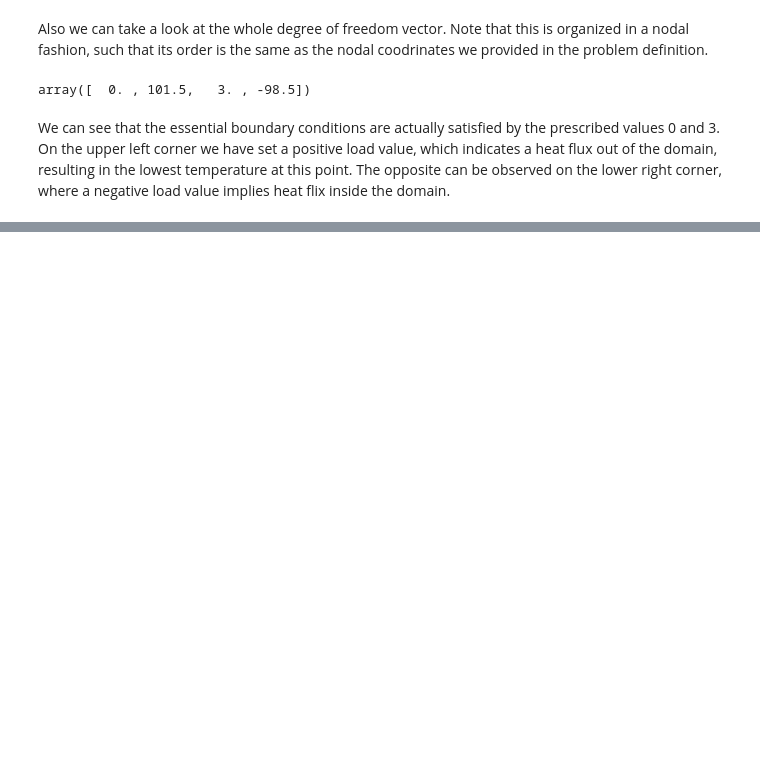
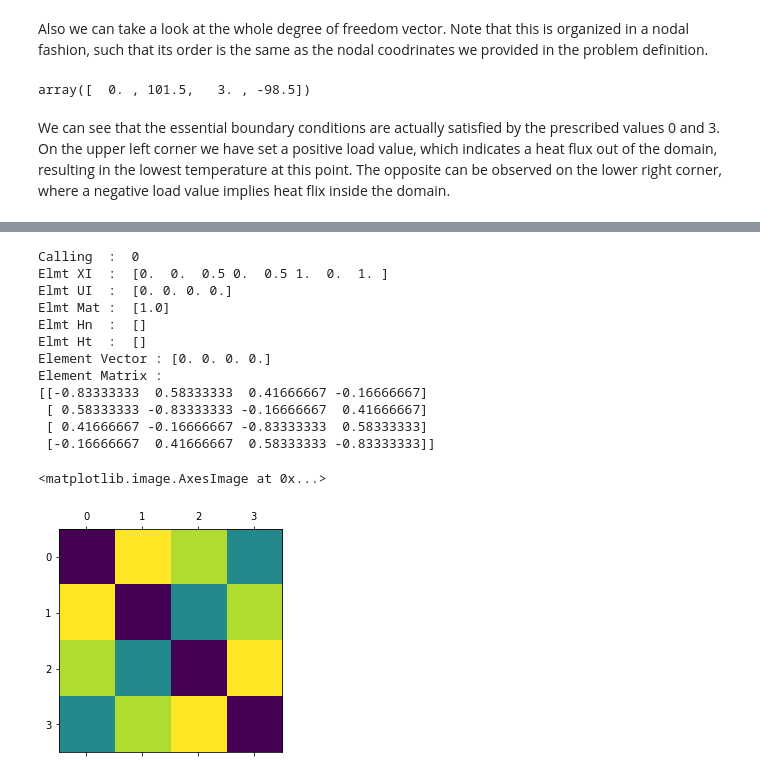
Before and after one commit to 5A5H/PyFEMP, a Jupyter notebook: Introduction.ipynb, the cells around one changed output, grey strips where cells are left out. Drawn from its saved outputs; the diff is of its cells as text; code cells hidden in the pictures; blank space fills up the shorter version.

```diff
--- a/Introduction.ipynb
+++ b/Introduction.ipynb
@@ -175,0 +180,22 @@ We can see that the essential boundary conditions are actually satisfied by the
+# %%
+# Setup the boundary value problem of Chapter 1
+# Note that we use the name FEM for the simulation now
+import numpy as np
+import matplotlib.pyplot as plt
+import PyFEMP
+import PyFEMP.elements.Laplace_Q1 as ELEMENT
+
+FEM = PyFEMP.FEM_Simulation(ELEMENT)
+
+XI   = np.array([[0.0, 0.0],[0.5, 0.0],[0.5, 1.0],[0.0, 1.0],[1.0, 0.0],[1.0, 1.0]])
+Elmt = np.array([[0,1,2,3],[1,4,5,2]])
+FEM.Add_Mesh(XI, Elmt)
+FEM.Add_Material([1.0], 'All')
+
+FEM.Add_EBC('x==0 and y==0', 'T', 0.0)
+FEM.Add_EBC('x==1 and y==1', 'T', 3.0)
+FEM.Add_NBC('x==1 and y==0', 'T', -100.0)
+FEM.Add_NBC('x==0 and y==1', 'T',  100.0)
+
+FEM.Analysis()
+FEM.NextStep(1.0, 1.0)
@@ -175,0 +227,21 @@ We can see that the essential boundary conditions are actually satisfied by the
+# %%
+# Call a single element, here 0:
+element_vector, element_matrix = FEM.CallElement(0, verbose = True)
+
+# plot the element matrix
+plt.matshow(element_matrix)
+# %% [output]
+Calling  :  0
+Elmt XI  :  [0.  0.  0.5 0.  0.5 1.  0.  1. ]
+Elmt UI  :  [0. 0. 0. 0.]
+Elmt Mat :  [1.0]
+Elmt Hn  :  []
+Elmt Ht  :  []
+Element Vector : [0. 0. 0. 0.]
+Element Matrix :
+[[-0.83333333  0.58333333  0.41666667 -0.16666667]
+ [ 0.58333333 -0.83333333 -0.16666667  0.41666667]
+ [ 0.41666667 -0.16666667 -0.83333333  0.58333333]
+ [-0.16666667  0.41666667  0.58333333 -0.83333333]]
+<matplotlib.image.AxesImage at 0x...>
+[figure, added]
```
Also changed, not shown: parts of 32 cells of this notebook, 1 other file.
